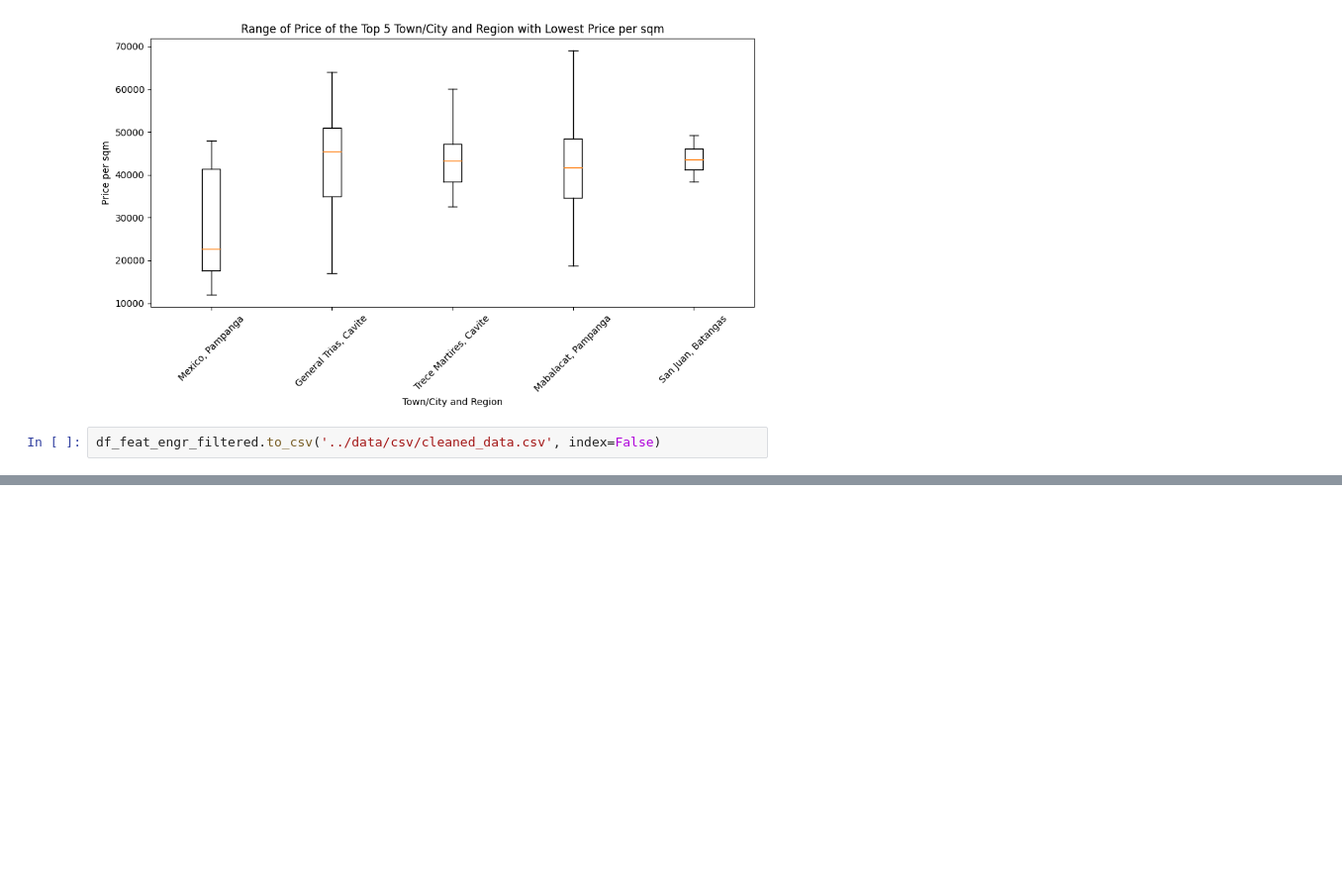
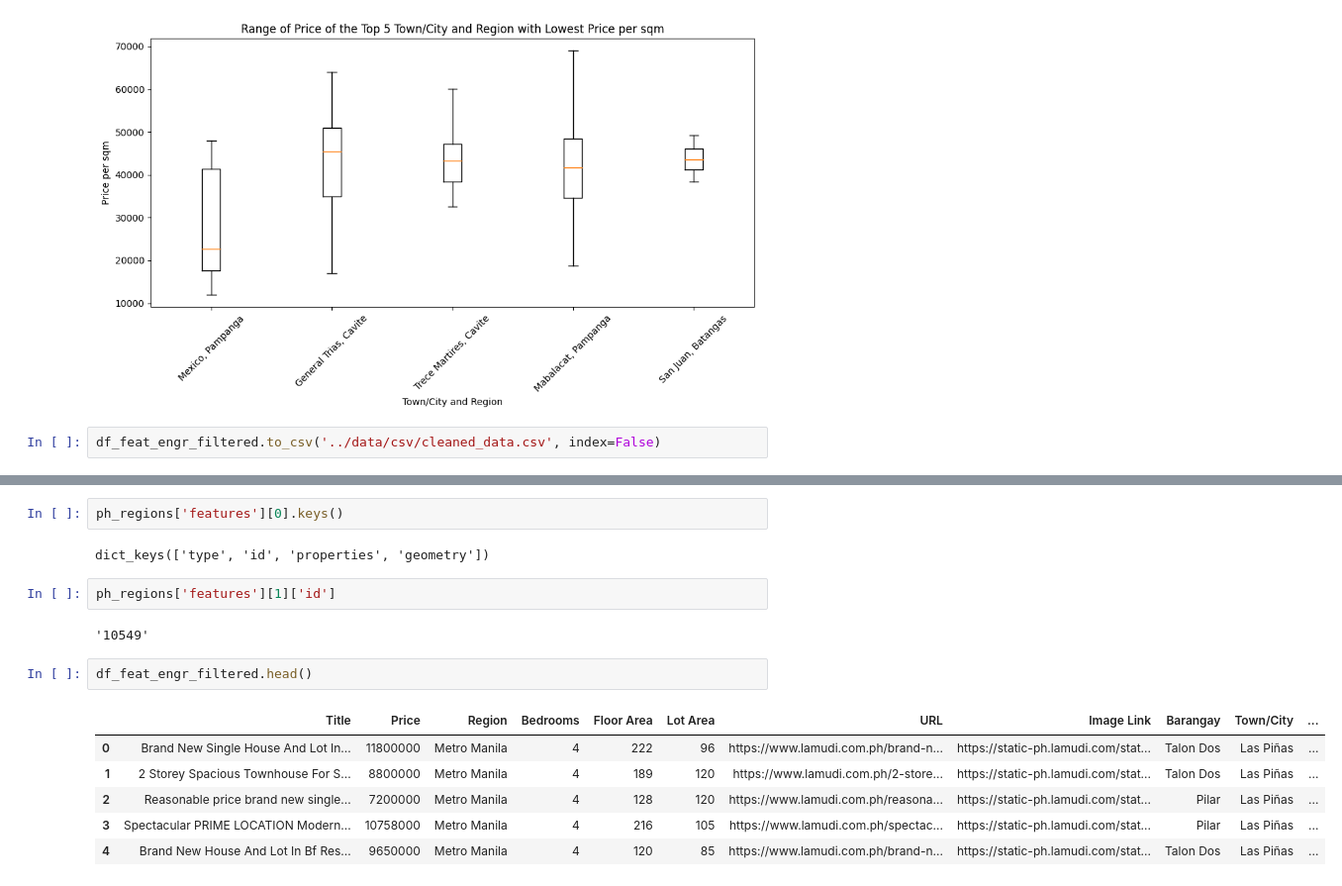
Before and after one commit to nadinepco/ph-property-price-prediction, a Jupyter notebook: notebooks/2_Data_Cleaning_and_Data_Analysis.ipynb, the cells around one changed output, grey strips where cells are left out. Shown: that part at 99% size. Saved outputs shown, nothing was run; the diff lists cells and outputs as text; blank space fills up the shorter version.

```diff
--- a/notebooks/2_Data_Cleaning_and_Data_Analysis.ipynb
+++ b/notebooks/2_Data_Cleaning_and_Data_Analysis.ipynb
@@ -426,0 +492,17 @@ df_feat_engr_filtered.to_csv('../data/csv/cleaned_data.csv', index=False)
+# %%
+ph_regions['features'][0].keys()
+# %% [output]
+dict_keys(['type', 'id', 'properties', 'geometry'])
+# %%
+ph_regions['features'][1]['id']
+# %% [output]
+'10549'
+# %%
+df_feat_engr_filtered.head()
+# %% [output]
+|  | Title | Price | Region | Bedrooms | Floor Area | Lot Area | URL | Image Link | Barangay | Town/City | ... |
+| 0 | Brand New Single House And Lot In... | 11800000 | Metro Manila | 4 | 222 | 96 | https://www.lamudi.com.ph/brand-n... | https://static-ph.lamudi.com/stat... | Talon Dos | Las Piñas | ... |
+| 1 | 2 Storey Spacious Townhouse For S... | 8800000 | Metro Manila | 4 | 189 | 120 | https://www.lamudi.com.ph/2-store... | https://static-ph.lamudi.com/stat... | Talon Dos | Las Piñas | ... |
+| 2 | Reasonable price brand new single... | 7200000 | Metro Manila | 4 | 128 | 120 | https://www.lamudi.com.ph/reasona... | https://static-ph.lamudi.com/stat... | Pilar | Las Piñas | ... |
+| 3 | Spectacular PRIME LOCATION Modern... | 10758000 | Metro Manila | 4 | 216 | 105 | https://www.lamudi.com.ph/spectac... | https://static-ph.lamudi.com/stat... | Pilar | Las Piñas | ... |
+| 4 | Brand New House And Lot In Bf Res... | 9650000 | Metro Manila | 4 | 120 | 85 | https://www.lamudi.com.ph/brand-n... | https://static-ph.lamudi.com/stat... | Talon Dos | Las Piñas | ... |
```
Also changed, not shown: parts of 26 cells of this notebook, 8 other files.
